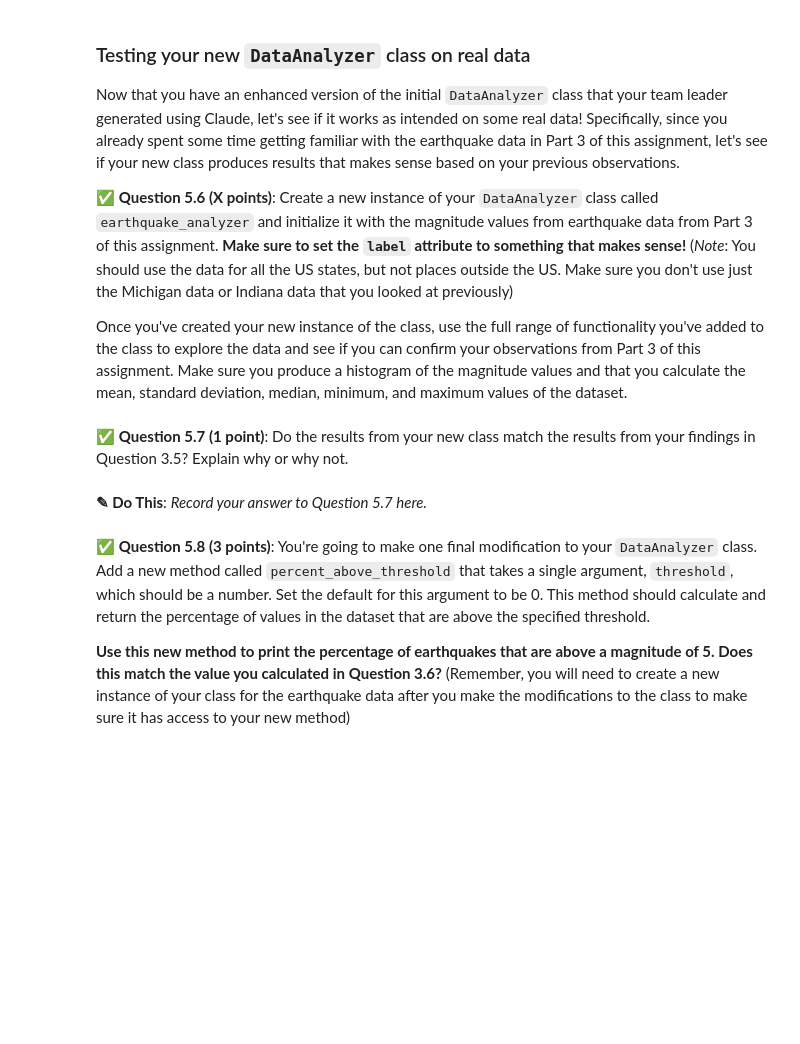
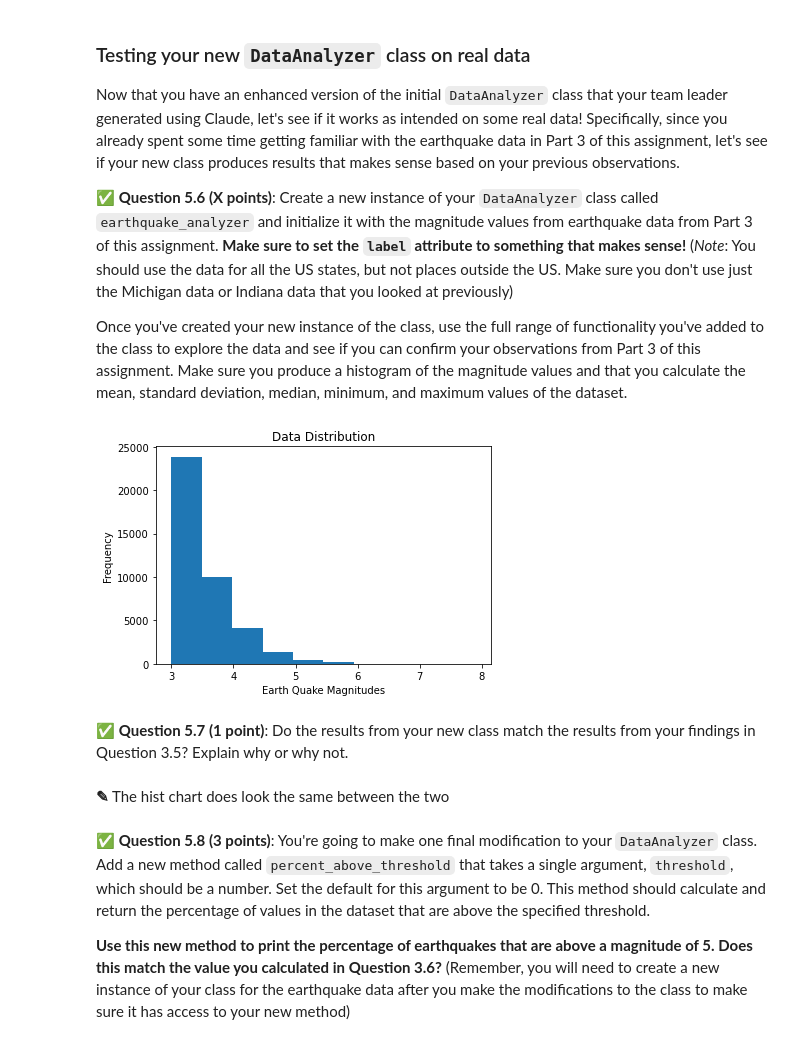
Before and after one commit to Enzo-Cereghino/CMSE202-f23-turnin, a Jupyter notebook: hw-01/HW-01_GitPracticeDebuggingPythonPackagesAndClasses-STUDENT.ipynb, the cells around one changed output. Saved outputs shown, nothing was run; the diff lists cells and outputs as text; code cells hidden in the pictures; blank space fills up the shorter version.

```diff
--- a/hw-01/HW-01_GitPracticeDebuggingPythonPackagesAndClasses-STUDENT.ipynb
+++ b/hw-01/HW-01_GitPracticeDebuggingPythonPackagesAndClasses-STUDENT.ipynb
@@ -365,3 +513,6 @@ Once you have your new dataframe, inspect it and answer the following questions:
 * Where did the 1994 earthquake occur? You should be be able to figure this out using the latitude and longitude information (and map of course!).
 # %%
 ### Put your code here
+mask = EQ['state'] == 'Michigan'
+EQ_MI=EQ[mask]
+EQ_MI
@@ -499,9 +692,10 @@ import numpy as np
 class DataAnalyzer:
     # The init method initializes the class instance
     # and saves the input data as an attribute
-    def __init__(self, data):
+    summary_stats ={}
+    def __init__(self, data,label):
         self.data = data
-
+        self.label = label
     # Computes the mean of the data
     def mean(self):
         return np.mean(self.data)
@@ -510,13 +704,42 @@ class DataAnalyzer:
     def std(self):
         return np.std(self.data)
 
+    def median(self):
+        return np.median(self.data)
+
+    def find_extreme(self, direction):
+        if direction == "max":
+            return np.max(self.data)
+        else:
+            return np.min(self.data)
+
+    def generate_summary_stats(self, display = False):
+
+        summary_stats = {"Mean": np.mean(self.data),
+                         "Standard Deviation": np.std(self.data),
+                         "Median": np.median(self.data),
+                         "Minimum": np.min(self.data),
+                         "Maximum": np.max(self.data)}
+        if display == True:
+            print(summary_stats)
+        if display == False:
+            pass
+
+    def percent_above_threshold(self,threshold = 0):
+        mask = self.data > threshold
+        above_threshold = self.data[mask]
+
+        return len(above_threshold)/len(self.data) * 100
+
+
+
     # Generates a histogram plot of the data
     # Uses matplotlib to create the plot
     def plot_histogram(self):
         import matplotlib.pyplot as plt
         plt.hist(self.data)
         plt.title('Data Distribution')
-        plt.xlabel('Value')
+        plt.xlabel(self.label)
         plt.ylabel('Frequency')
         plt.show()
 # %% [markdown]
@@ -595,10 +835,16 @@ Now that you have an enhanced version of the initial `DataAnalyzer` class that y
 Once you've created your new instance of the class, use the full range of functionality you've added to the class to explore the data and see if you can confirm your observations from Part 3 of this assignment. Make sure you produce a histogram of the magnitude values and that you calculate the mean, standard deviation, median, minimum, and maximum values of the dataset.
 # %%
 ### Put your code here
+label = "Earth Quake Magnitudes"
+analyzed_data = DataAnalyzer(EQ_mag, label)
+analyzed_data.generate_summary_stats()
+analyzed_data.plot_histogram()
+# %% [output]
+[figure, added]
 # %% [markdown]
 &#9989; **Question 5.7 (1 point)**:  Do the results from your new class match the results from your findings in Question 3.5? Explain why or why not.
-# %% [markdown]
-**<font size=+3>&#9998;</font> Do This**: *Record your answer to Question 5.7 here.*
+# %% [markdown]
+**<font size=+3>&#9998;</font>** The hist chart does look the same between the two
 # %% [markdown]
 &#9989; **Question 5.8 (3 points)**: You're going to make one final modification to your `DataAnalyzer` class. Add a new method called `percent_above_threshold` that takes a single argument, `threshold`, which should be a number. Set the default for this argument to be 0. This method should calculate and return the percentage of values in the dataset that are above the specified threshold.
 
```
Also changed, not shown: parts of 62 cells of this notebook, 1 other file.
